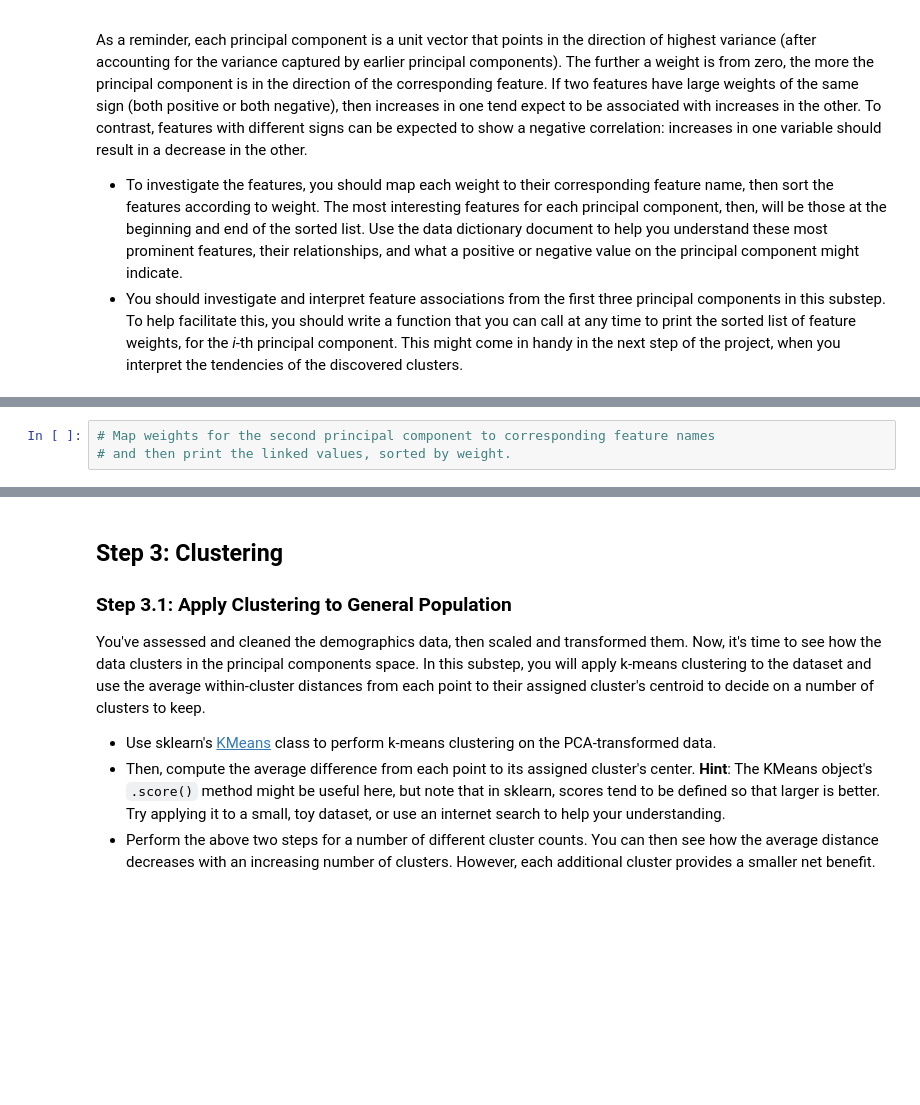
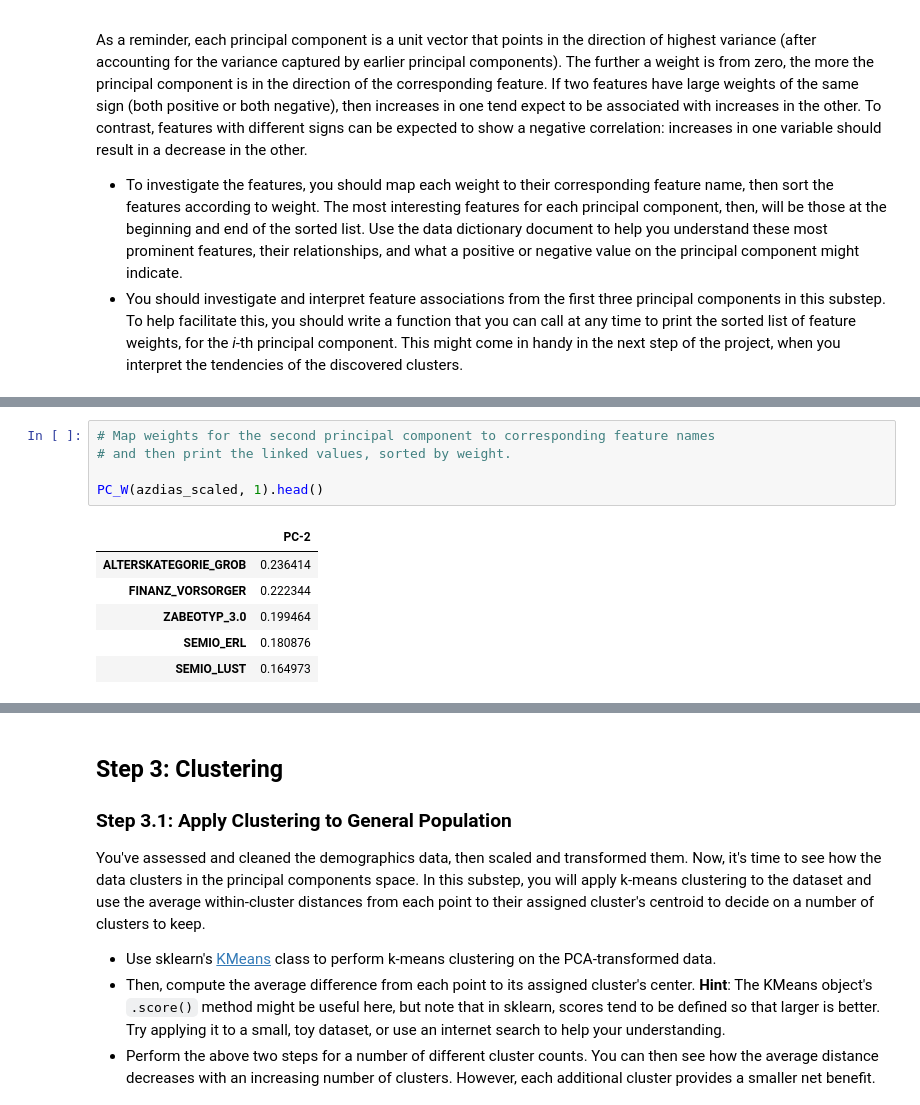
Before and after one commit to waficf/Kaggle_Competitions, a Jupyter notebook: Identify_Customer_Segments.ipynb, the cells around one changed output, grey strips where cells are left out. Drawn from its saved outputs; the diff is of its cells as text; blank space fills up the shorter version.

```diff
--- a/Identify_Customer_Segments.ipynb
+++ b/Identify_Customer_Segments.ipynb
@@ -977,3 +1000,12 @@ As a reminder, each principal component is a unit vector that points in the dire
 # %%
 # Map weights for the second principal component to corresponding feature names
 # and then print the linked values, sorted by weight.
+
+PC_W(azdias_scaled, 1).head()
+# %% [output]
+|  | PC-2 |
+| ALTERSKATEGORIE_GROB | 0.236414 |
+| FINANZ_VORSORGER | 0.222344 |
+| ZABEOTYP_3.0 | 0.199464 |
+| SEMIO_ERL | 0.180876 |
+| SEMIO_LUST | 0.164973 |
```
Also changed, not shown: parts of 12 cells of this notebook.
